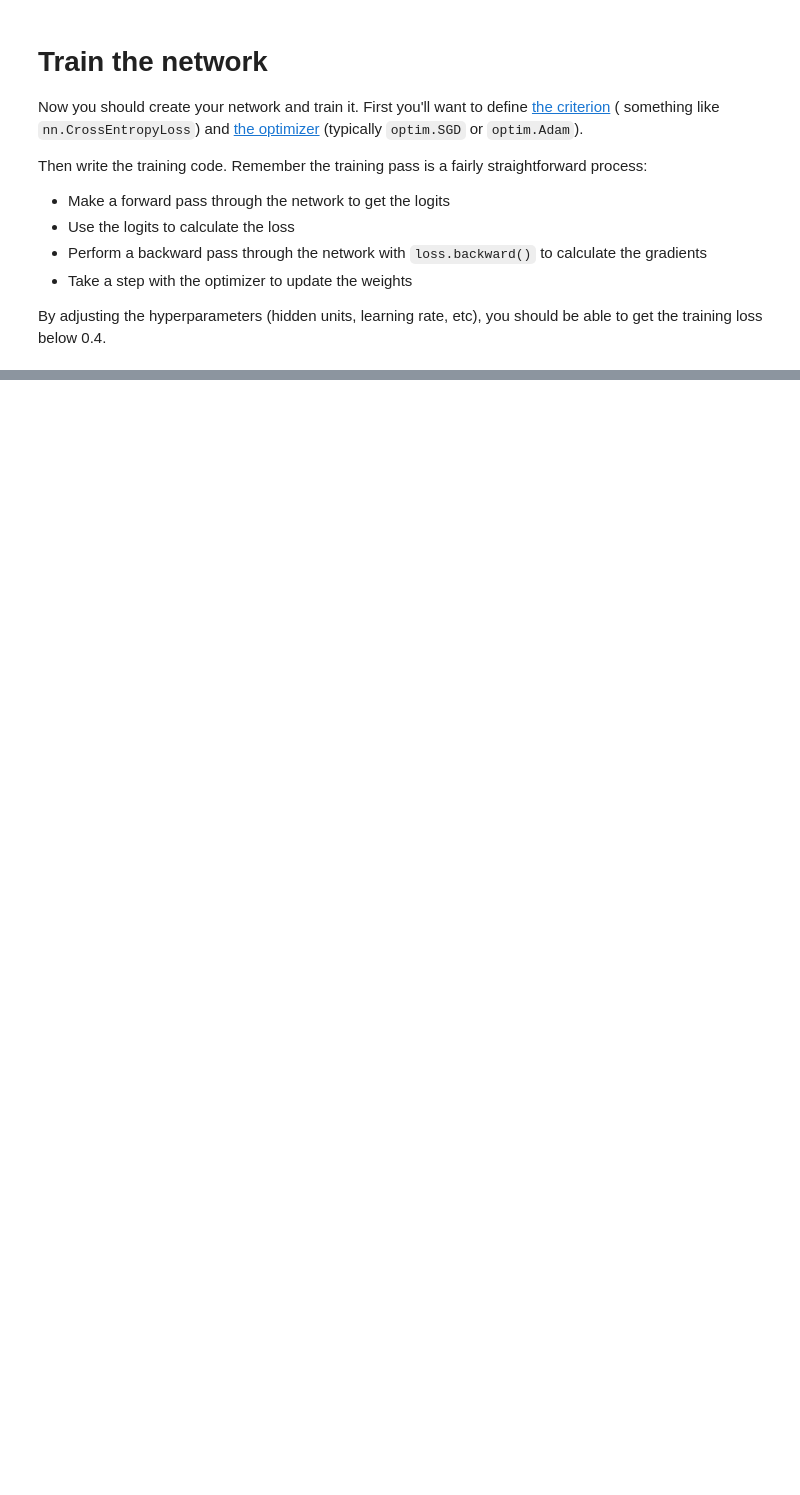
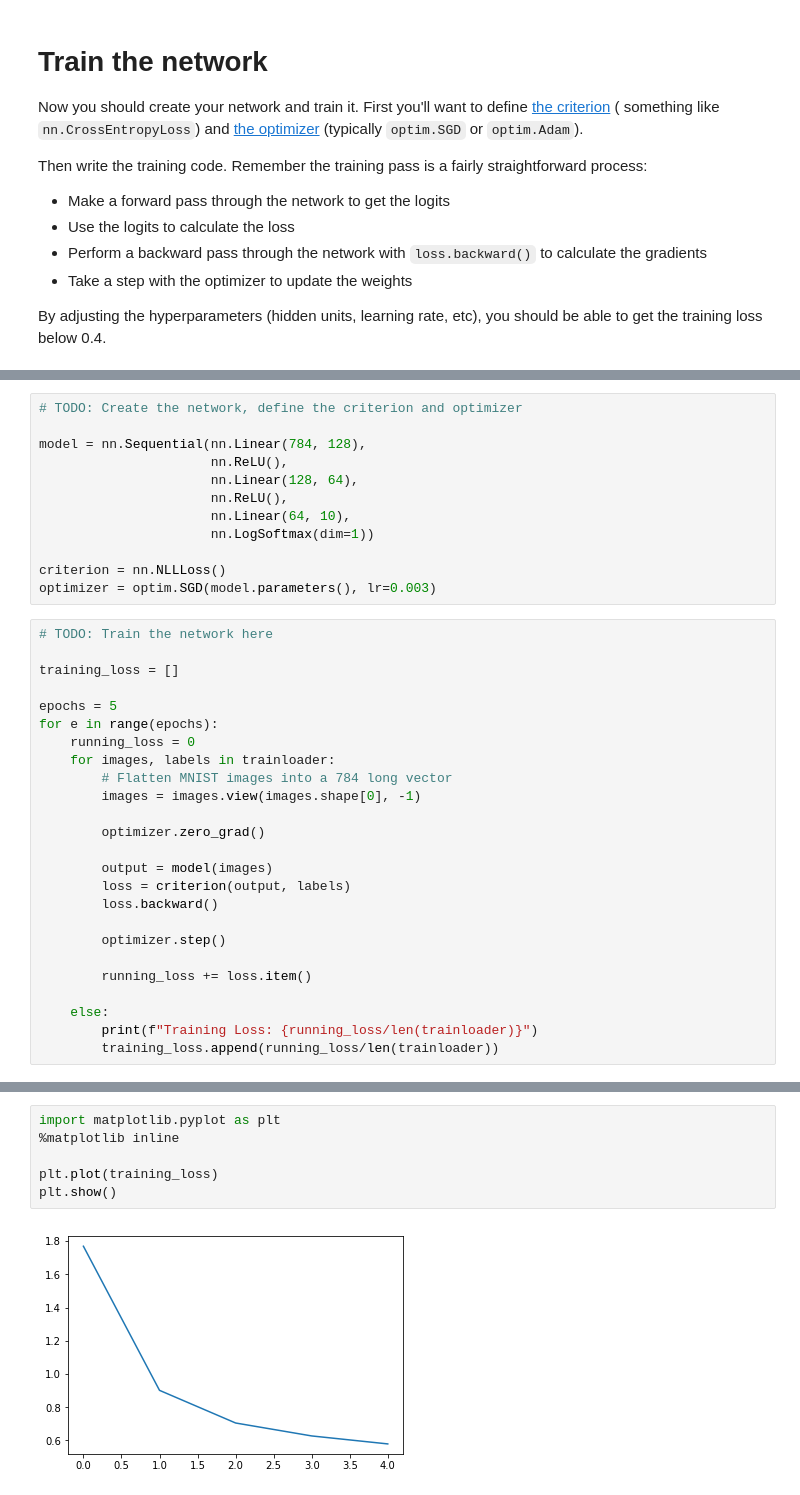
Before and after one commit to jqhils/private_ai_course, a Jupyter notebook: lesson-1-intro_to_pytorch/Part 4 - Fashion-MNIST (Exercises).ipynb, the cells around one changed output, grey strips where cells are left out. Saved outputs shown, nothing was run; the diff lists cells and outputs as text; blank space fills up the shorter version.

```diff
--- a/lesson-1-intro_to_pytorch/Part 4 - Fashion-MNIST (Exercises).ipynb
+++ b/lesson-1-intro_to_pytorch/Part 4 - Fashion-MNIST (Exercises).ipynb
@@ -66,0 +68,37 @@ By adjusting the hyperparameters (hidden units, learning rate, etc), you should
+# %%
+# TODO: Create the network, define the criterion and optimizer
+
+model = nn.Sequential(nn.Linear(784, 128),
+                      nn.ReLU(),
+                      nn.Linear(128, 64),
+                      nn.ReLU(),
+                      nn.Linear(64, 10),
+                      nn.LogSoftmax(dim=1))
+
+criterion = nn.NLLLoss()
+optimizer = optim.SGD(model.parameters(), lr=0.003)
+# %%
+# TODO: Train the network here
+
+training_loss = []
+
+epochs = 5
+for e in range(epochs):
+    running_loss = 0
+    for images, labels in trainloader:
+        # Flatten MNIST images into a 784 long vector
+        images = images.view(images.shape[0], -1)
+
+        optimizer.zero_grad()
+
+        output = model(images)
+        loss = criterion(output, labels)
+        loss.backward()
+
+        optimizer.step()
+
+        running_loss += loss.item()
+
+    else:
+        print(f"Training Loss: {running_loss/len(trainloader)}")
+        training_loss.append(running_loss/len(trainloader))
@@ -67,3 +111,11 @@ By adjusting the hyperparameters (hidden units, learning rate, etc), you should
+# %%
+import matplotlib.pyplot as plt
+%matplotlib inline
+
+plt.plot(training_loss)
+plt.show()
+# %% [output]
+[figure, added]
 # %%
 %matplotlib inline
 %config InlineBackend.figure_format = 'retina'
```
Also changed, not shown: parts of 9 cells of this notebook, 1 other file.
